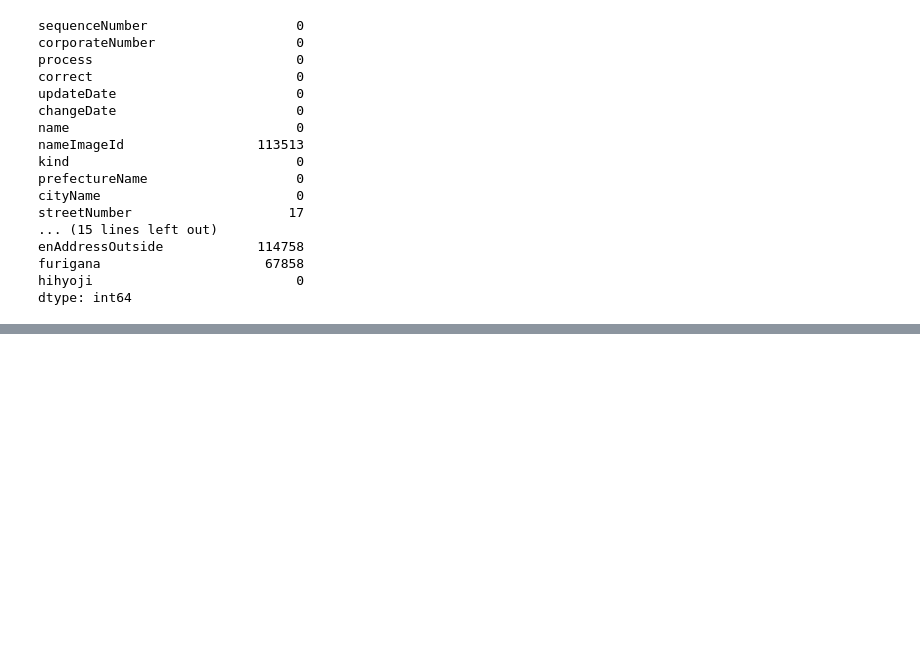
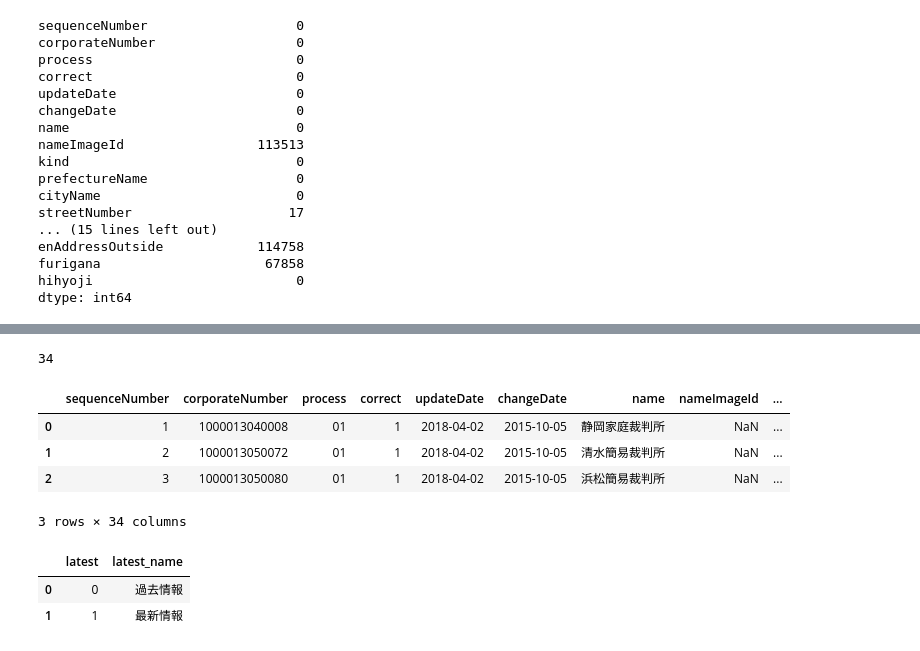
Before and after one commit to abenben/python_knock_100_visualization, a Jupyter notebook: src/chapter-1/chapter-1.ipynb, the cells around one changed output, grey strips where cells are left out. Drawn from its saved outputs; the diff is of its cells as text; code cells hidden in the pictures; blank space fills up the shorter version.

```diff
--- a/src/chapter-1/chapter-1.ipynb
+++ b/src/chapter-1/chapter-1.ipynb
@@ -338,0 +430,3 @@ dtype: int64
+# %%
+mst_close_cause = pd.read_csv('./mst_closeCause.csv', dtype=object)
+mst_close_cause
@@ -338,0 +439,18 @@ dtype: int64
+# %%
+data = data.merge(mst_close_cause, on='closeCause', how='left')
+print(len(data.columns))
+data.head(3)
+# %% [output]
+34
+|  | sequenceNumber | corporateNumber | process | correct | updateDate | changeDate | name | nameImageId | ... |
+| 0 | 1 | 1000013040008 | 01 | 1 | 2018-04-02 | 2015-10-05 | 静岡家庭裁判所 | NaN | ... |
+| 1 | 2 | 1000013050072 | 01 | 1 | 2018-04-02 | 2015-10-05 | 清水簡易裁判所 | NaN | ... |
+| 2 | 3 | 1000013050080 | 01 | 1 | 2018-04-02 | 2015-10-05 | 浜松簡易裁判所 | NaN | ... |
+3 rows × 34 columns
+# %%
+mst_latest = pd.read_csv('./mst_latest.csv', dtype=object)
+mst_latest
+# %% [output]
+|  | latest | latest_name |
+| 0 | 0 | 過去情報 |
+| 1 | 1 | 最新情報 |
```
Also changed, not shown: parts of 15 cells of this notebook.
